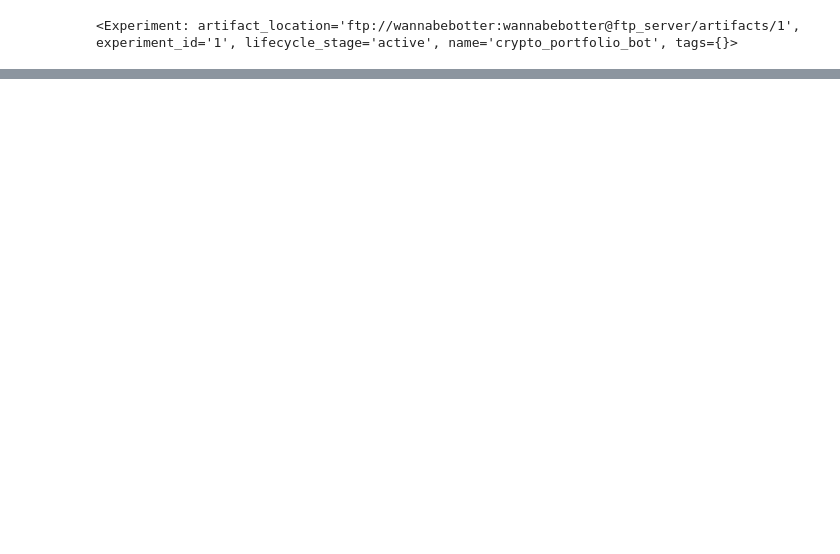
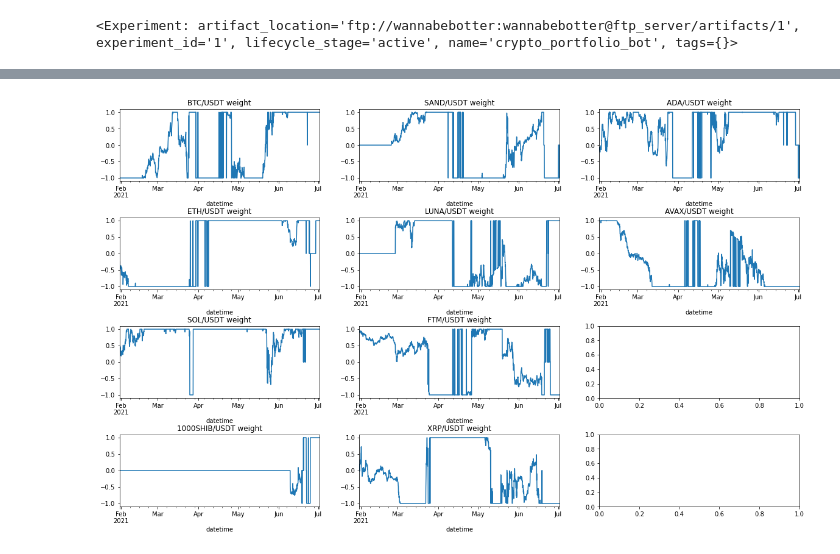
Before and after one commit to takahiro47/crypto_portfolio_bot, a Jupyter notebook: crypto_portfolio_bot.ipynb, the cells around one changed output, grey strips where cells are left out. Saved outputs shown, nothing was run; the diff lists cells and outputs as text; code cells hidden in the pictures; blank space fills up the shorter version.

```diff
--- a/crypto_portfolio_bot.ipynb
+++ b/crypto_portfolio_bot.ipynb
@@ -151,0 +165,5 @@ df[df['listed_days'] > 250]
+# %%
+# 取引ボリューム概算が大きい順に10銘柄でポートフォリオの挙動をテストする
+
+portfolio_symbols = df_recent_volume[df_recent_volume['listed_days'] > 250].iloc[:10]['symbol']
+print(portfolio_symbols)
@@ -151,0 +182,12 @@ df[df['listed_days'] > 250]
+# %%
+# ポートフォリオ構成銘柄のクローズ価格系列を準備する
+
+dfs = []
+for _symbol in tqdm(portfolio_symbols):
+    _table_name = dbutil.get_timebar_table_name('binanceusdm', _symbol, '5m')
+    _df = dbutil.read_sql_query(f'SELECT datetime, close from "{_table_name}" WHERE datetime < \'2022-02-21 00:00:00+00\' AND datetime >= \'2021-01-01 00:00:00+00\' ORDER BY datetime ASC', index_column = 'datetime')
+    _df.columns = [_symbol]
+    dfs.append(_df.dropna())
+
+df_portfolio_close = pd.concat(dfs, axis=1)
+df_portfolio_close
@@ -151,0 +286,13 @@ df[df['listed_days'] > 250]
+# %%
+import matplotlib.pyplot as plt
+
+fig, ax = plt.subplots(4, 3, figsize=(20, 12))
+plt.subplots_adjust(wspace=0.2, hspace=0.5)
+
+for _idx, _symbol in enumerate(df_portfolio_weight.columns):
+    _ax = ax[_idx % 4, _idx // 4]
+    df_portfolio_weight['2021-01-01':'2021-07-01'][_symbol].plot(ax=_ax)
+    _ax.set_title(f'{_symbol} weight')
+fig.show()
+# %% [output]
+[figure, added]
```
Also changed, not shown: parts of 14 cells of this notebook.
